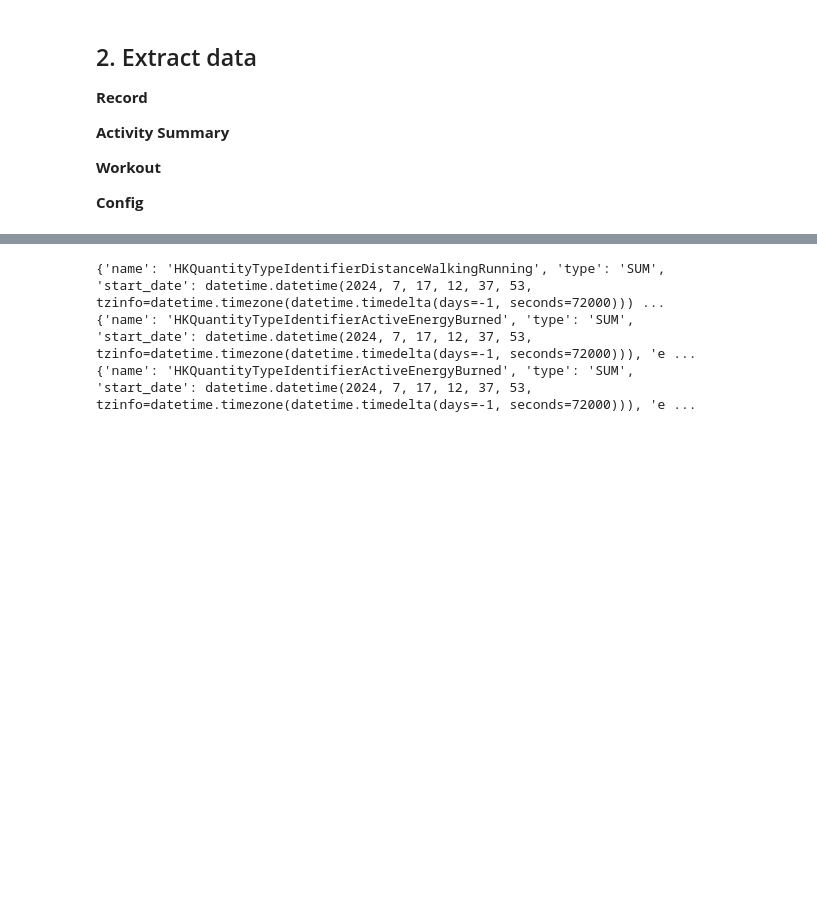
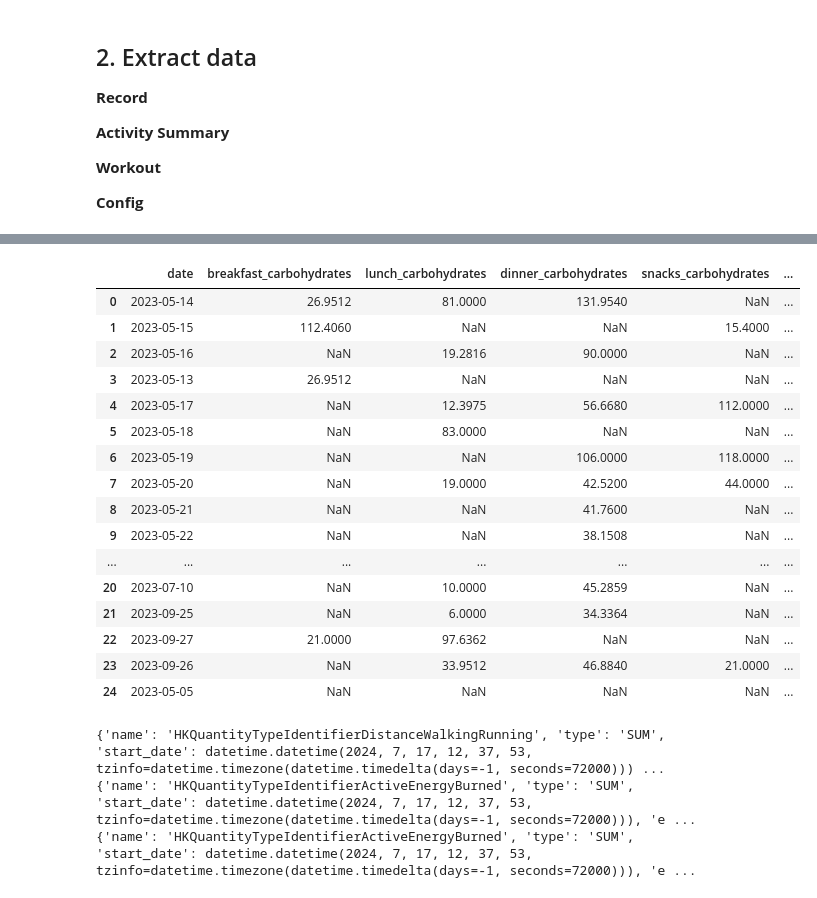
Before and after one commit to theedgepredictor/research, a Jupyter notebook: research_spikes/workout/apple-health-poc.ipynb, the cells around one changed output, grey strips where cells are left out. Saved outputs shown, nothing was run; the diff lists cells and outputs as text; code cells hidden in the pictures; blank space fills up the shorter version.

```diff
--- a/research_spikes/workout/apple-health-poc.ipynb
+++ b/research_spikes/workout/apple-health-poc.ipynb
@@ -474,3 +717,31 @@ a
+# %%
+a = []
+import numpy as np
+for k, v in daily_nutrition_views.items():
+    a.append(v)
+
+nutrition_df = pd.DataFrame(a)
+nutrition_df = nutrition_df.replace(0, np.nan)
+
+nutrition_df
+# %% [output]
+|  | date | breakfast_carbohydrates | lunch_carbohydrates | dinner_carbohydrates | snacks_carbohydrates | ... |
+| 0 | 2023-05-14 | 26.9512 | 81.0000 | 131.9540 | NaN | ... |
+| 1 | 2023-05-15 | 112.4060 | NaN | NaN | 15.4000 | ... |
+| 2 | 2023-05-16 | NaN | 19.2816 | 90.0000 | NaN | ... |
+| 3 | 2023-05-13 | 26.9512 | NaN | NaN | NaN | ... |
+| 4 | 2023-05-17 | NaN | 12.3975 | 56.6680 | 112.0000 | ... |
+| 5 | 2023-05-18 | NaN | 83.0000 | NaN | NaN | ... |
+| 6 | 2023-05-19 | NaN | NaN | 106.0000 | 118.0000 | ... |
+| 7 | 2023-05-20 | NaN | 19.0000 | 42.5200 | 44.0000 | ... |
+| 8 | 2023-05-21 | NaN | NaN | 41.7600 | NaN | ... |
+| 9 | 2023-05-22 | NaN | NaN | 38.1508 | NaN | ... |
+| ... | ... | ... | ... | ... | ... | ... |
+| 20 | 2023-07-10 | NaN | 10.0000 | 45.2859 | NaN | ... |
+| 21 | 2023-09-25 | NaN | 6.0000 | 34.3364 | NaN | ... |
+| 22 | 2023-09-27 | 21.0000 | 97.6362 | NaN | NaN | ... |
+| 23 | 2023-09-26 | NaN | 33.9512 | 46.8840 | 21.0000 | ... |
+| 24 | 2023-05-05 | NaN | NaN | NaN | NaN | ... |
 # %%
 w = Workout(**data['Workout'][-6])
 w.get_statistic('HKQuantityTypeIdentifierActiveEnergyBurned')
```
Also changed, not shown: parts of 13 cells of this notebook, 1 other file.
